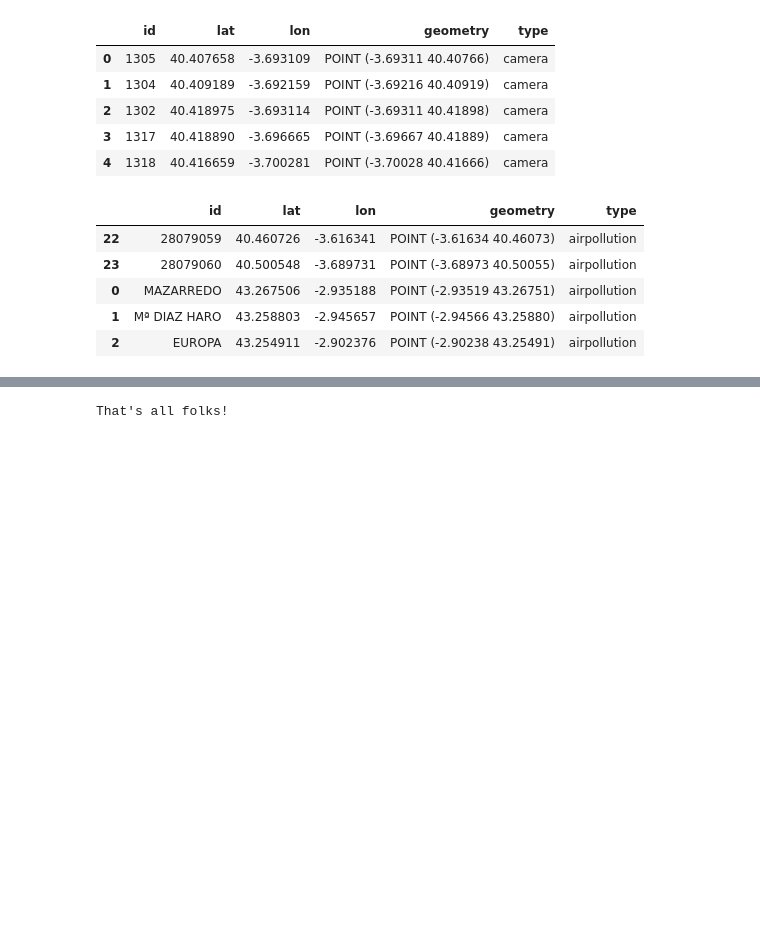
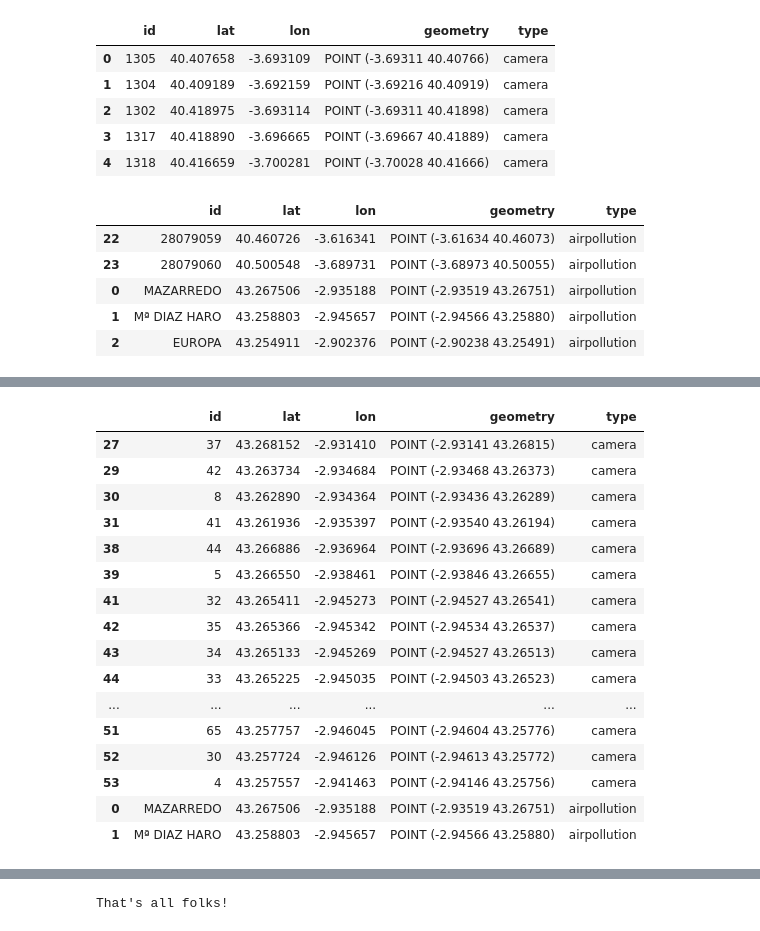
Before and after one commit to fterroso/airpollution_gnn_uca_upct, a Jupyter notebook: 01_data_preprocessing.ipynb, the cells around one changed output, grey strips where cells are left out. Saved outputs shown, nothing was run; the diff lists cells and outputs as text; code cells hidden in the pictures; blank space fills up the shorter version.

```diff
--- a/01_data_preprocessing.ipynb
+++ b/01_data_preprocessing.ipynb
@@ -280,0 +327,21 @@ sensors_gdf.to_file(os.path.join(data_path,'01_sensors_location.geojson'), drive
+# %%
+bilbao_to_show_gdf = sensors_gdf[(sensors_gdf['id'].isin(target_ap_bilbao)) | (sensors_gdf['id'].isin(target_trf_bilbao))]
+bilbao_to_show_gdf
+# %% [output]
+|  | id | lat | lon | geometry | type |
+| 27 | 37 | 43.268152 | -2.931410 | POINT (-2.93141 43.26815) | camera |
+| 29 | 42 | 43.263734 | -2.934684 | POINT (-2.93468 43.26373) | camera |
+| 30 | 8 | 43.262890 | -2.934364 | POINT (-2.93436 43.26289) | camera |
+| 31 | 41 | 43.261936 | -2.935397 | POINT (-2.93540 43.26194) | camera |
+| 38 | 44 | 43.266886 | -2.936964 | POINT (-2.93696 43.26689) | camera |
+| 39 | 5 | 43.266550 | -2.938461 | POINT (-2.93846 43.26655) | camera |
+| 41 | 32 | 43.265411 | -2.945273 | POINT (-2.94527 43.26541) | camera |
+| 42 | 35 | 43.265366 | -2.945342 | POINT (-2.94534 43.26537) | camera |
+| 43 | 34 | 43.265133 | -2.945269 | POINT (-2.94527 43.26513) | camera |
+| 44 | 33 | 43.265225 | -2.945035 | POINT (-2.94503 43.26523) | camera |
+| ... | ... | ... | ... | ... | ... |
+| 51 | 65 | 43.257757 | -2.946045 | POINT (-2.94604 43.25776) | camera |
+| 52 | 30 | 43.257724 | -2.946126 | POINT (-2.94613 43.25772) | camera |
+| 53 | 4 | 43.257557 | -2.941463 | POINT (-2.94146 43.25756) | camera |
+| 0 | MAZARREDO | 43.267506 | -2.935188 | POINT (-2.93519 43.26751) | airpollution |
+| 1 | Mª DIAZ HARO | 43.258803 | -2.945657 | POINT (-2.94566 43.25880) | airpollution |
```
Also changed, not shown: parts of 13 cells of this notebook.
